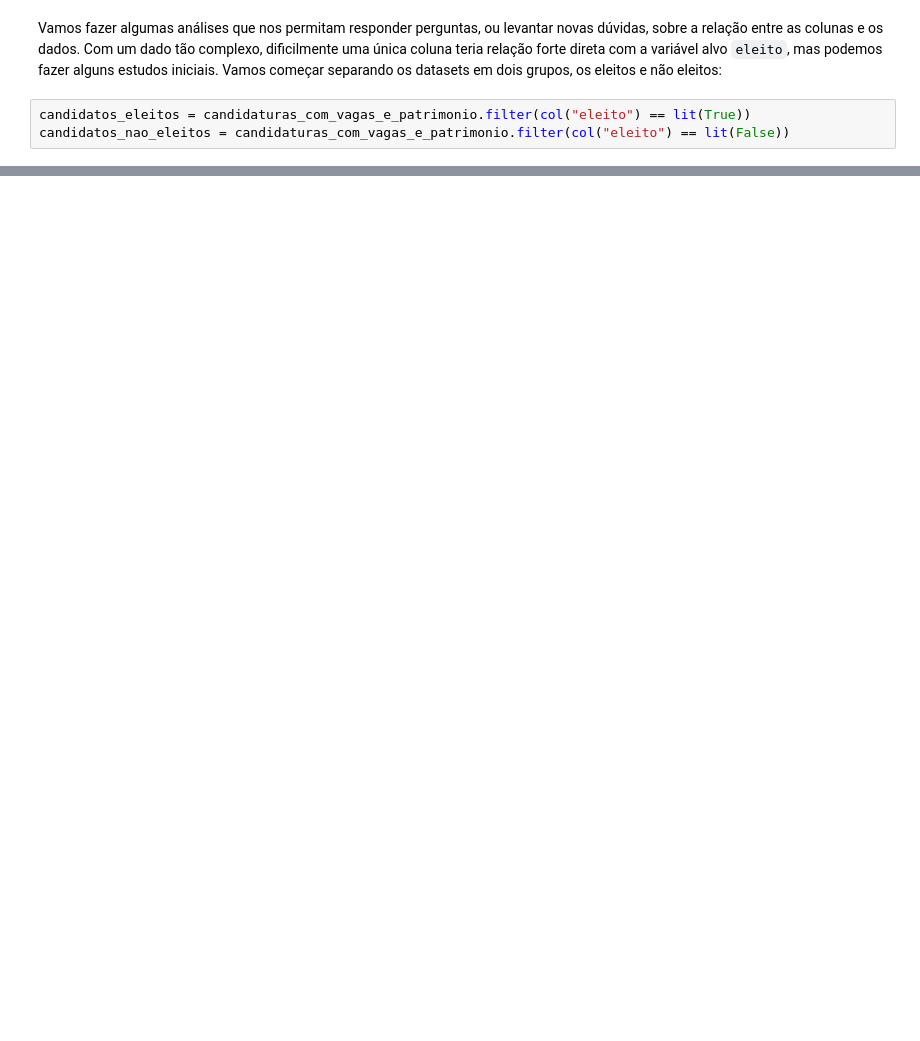
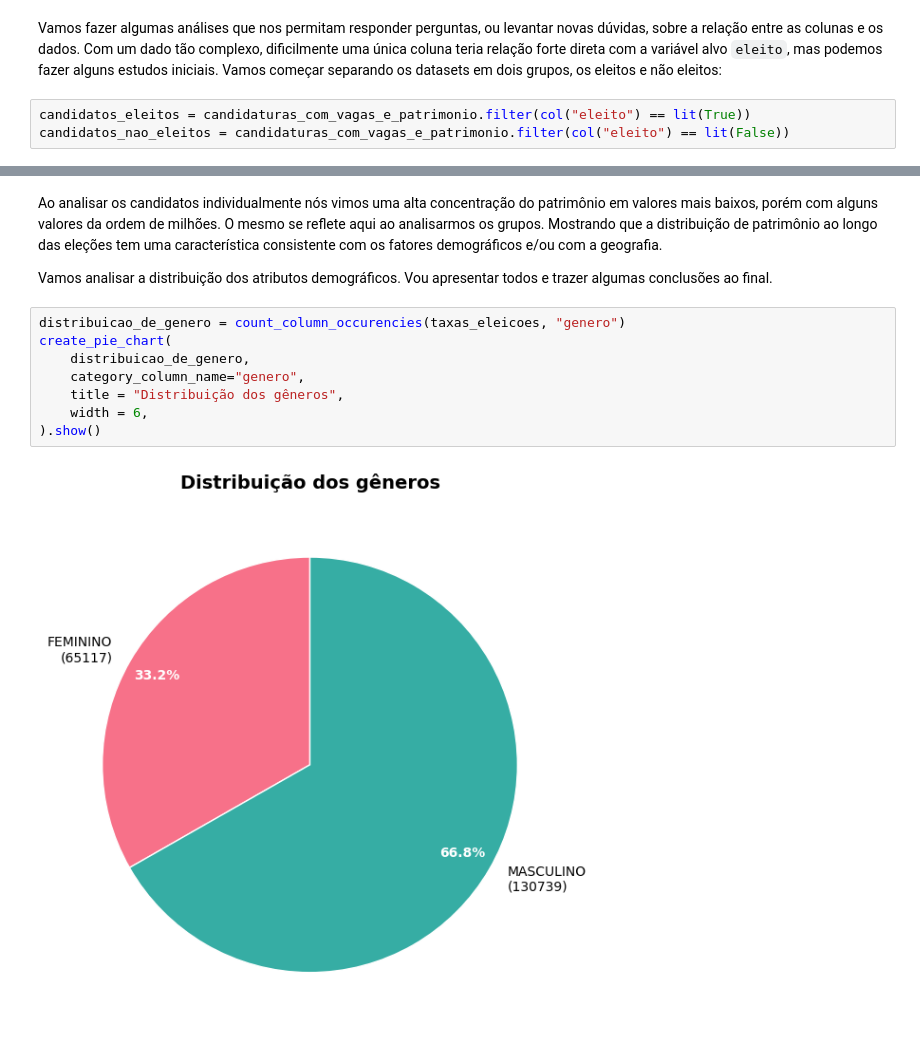
Before and after one commit to andreclaudino/pos-puc-rio-mvp-ciencia-de-dados, a Jupyter notebook: analise.ipynb, the cells around one changed output, grey strips where cells are left out. Saved outputs shown, nothing was run; the diff lists cells and outputs as text; blank space fills up the shorter version.

```diff
--- a/analise.ipynb
+++ b/analise.ipynb
@@ -1553,0 +1520,14 @@ A melhor forma de fazer essa preparaçao dos dados é com um pipeline do SparkML
+# %% [markdown]
+Ao analisar os candidatos individualmente nós vimos uma alta concentração do patrimônio em valores mais baixos, porém com alguns valores da ordem de milhões. O mesmo se reflete aqui ao analisarmos os grupos. Mostrando que a distribuição de patrimônio ao longo das eleções tem uma característica consistente com os fatores demográficos e/ou com a geografia.
+
+Vamos analisar a distribuição dos atributos demográficos. Vou apresentar todos e trazer algumas conclusões ao final.
+# %%
+distribuicao_de_genero = count_column_occurencies(taxas_eleicoes, "genero")
+create_pie_chart(
+    distribuicao_de_genero,
+    category_column_name="genero",
+    title = "Distribuição dos gêneros",
+    width = 6,
+).show()
+# %% [output]
+[figure, added]
```
Also changed, not shown: parts of 72 cells of this notebook, 2 other files.
